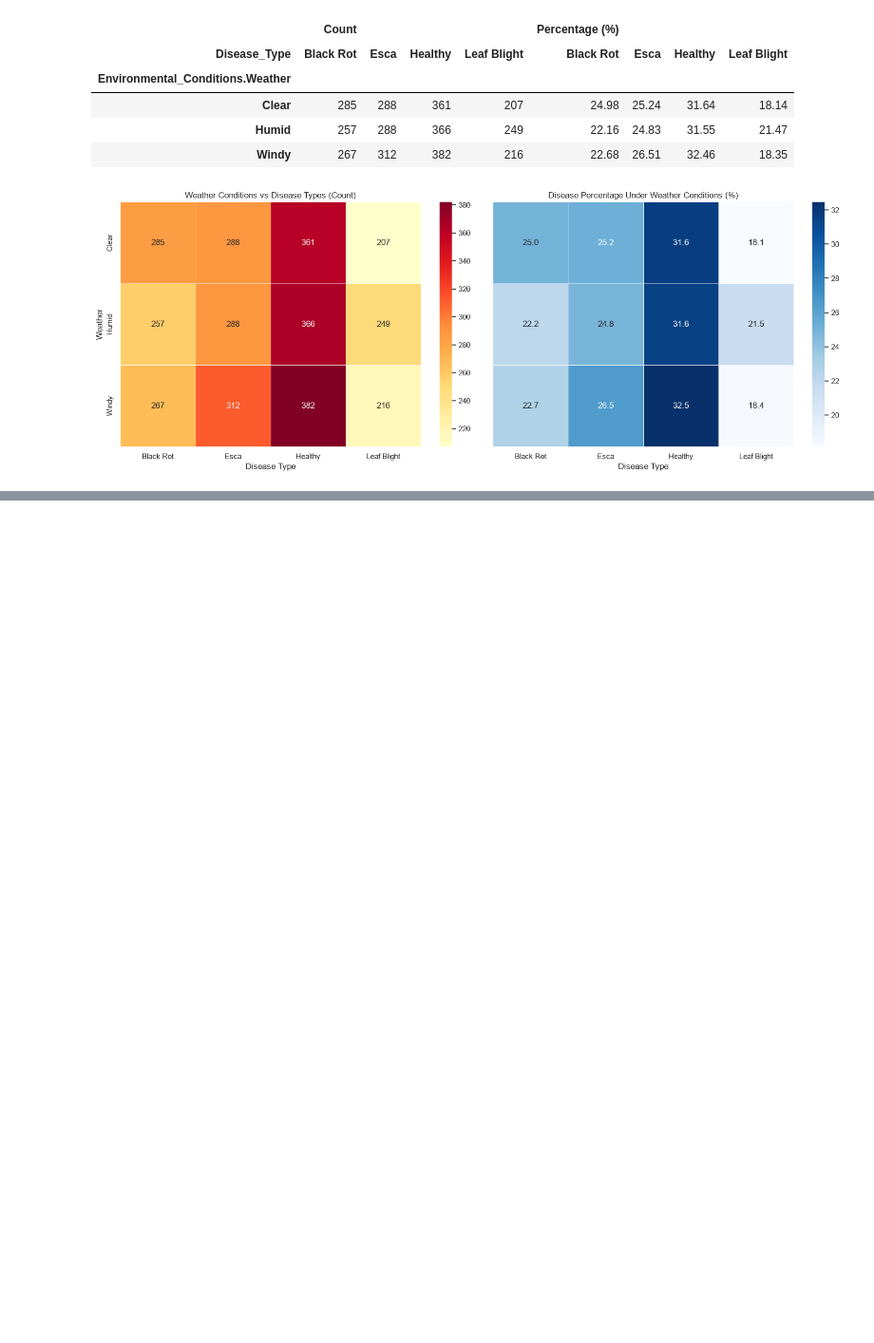
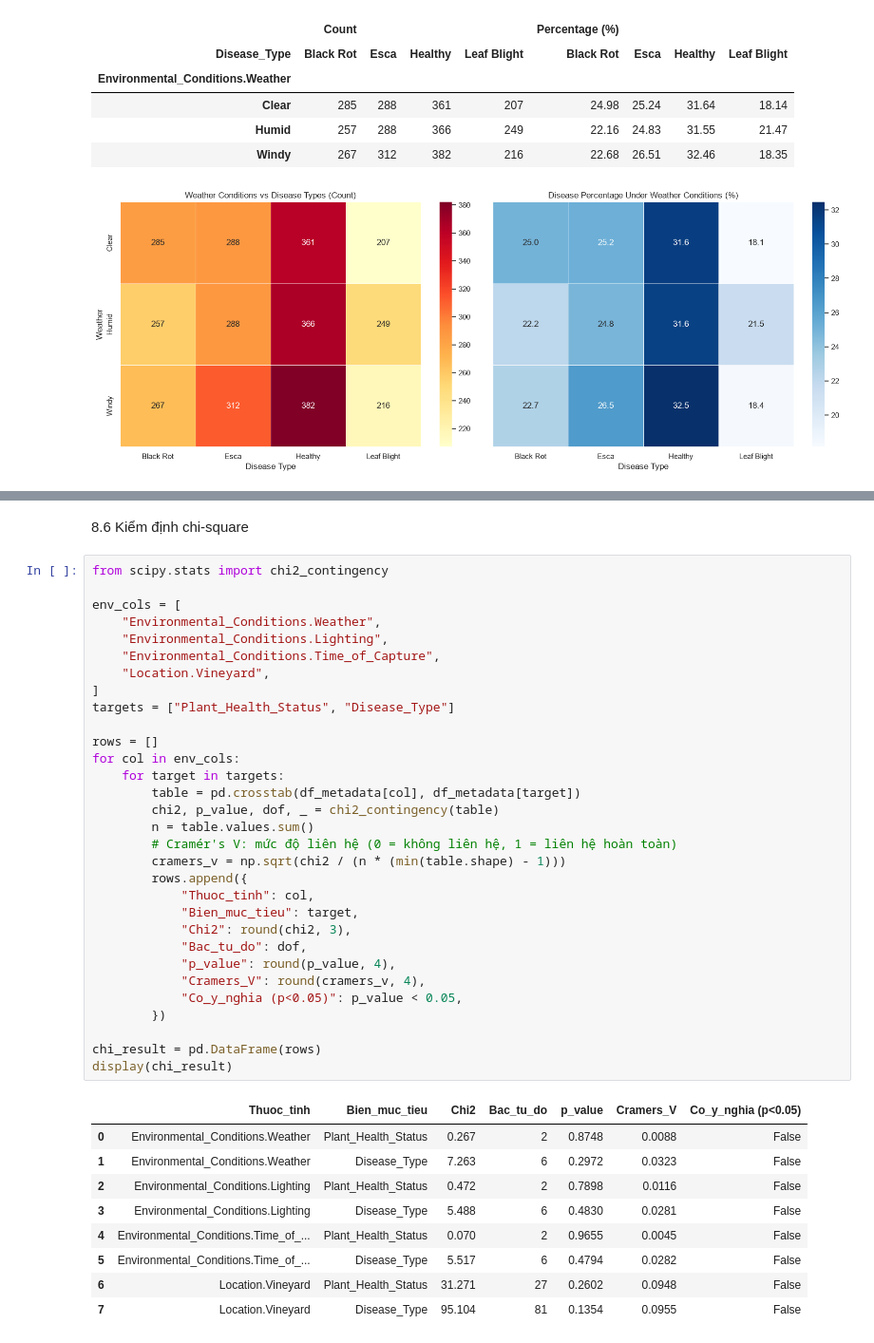
Before and after one commit to KasuraNguyen/Smart-Vineyard, a Jupyter notebook: Notebook/EDA.ipynb, the cells around one changed output, grey strips where cells are left out. Shown at 95% size. Cells and saved outputs as stored; diff of their text form; blank space fills up the shorter version.

```diff
--- a/Notebook/EDA.ipynb
+++ b/Notebook/EDA.ipynb
@@ -903,0 +1132,43 @@ Image Dimensions:
+# %% [markdown]
+8.6 Kiểm định chi-square
+# %%
+from scipy.stats import chi2_contingency
+
+env_cols = [
+    "Environmental_Conditions.Weather",
+    "Environmental_Conditions.Lighting",
+    "Environmental_Conditions.Time_of_Capture",
+    "Location.Vineyard",
+]
+targets = ["Plant_Health_Status", "Disease_Type"]
+
+rows = []
+for col in env_cols:
+    for target in targets:
+        table = pd.crosstab(df_metadata[col], df_metadata[target])
+        chi2, p_value, dof, _ = chi2_contingency(table)
+        n = table.values.sum()
+        # Cramér's V: mức độ liên hệ (0 = không liên hệ, 1 = liên hệ hoàn toàn)
+        cramers_v = np.sqrt(chi2 / (n * (min(table.shape) - 1)))
+        rows.append({
+            "Thuoc_tinh": col,
+            "Bien_muc_tieu": target,
+            "Chi2": round(chi2, 3),
+            "Bac_tu_do": dof,
+            "p_value": round(p_value, 4),
+            "Cramers_V": round(cramers_v, 4),
+            "Co_y_nghia (p<0.05)": p_value < 0.05,
+        })
+
+chi_result = pd.DataFrame(rows)
+display(chi_result)
+# %% [output]
+|  | Thuoc_tinh | Bien_muc_tieu | Chi2 | Bac_tu_do | p_value | Cramers_V | Co_y_nghia (p<0.05) |
+| 0 | Environmental_Conditions.Weather | Plant_Health_Status | 0.267 | 2 | 0.8748 | 0.0088 | False |
+| 1 | Environmental_Conditions.Weather | Disease_Type | 7.263 | 6 | 0.2972 | 0.0323 | False |
+| 2 | Environmental_Conditions.Lighting | Plant_Health_Status | 0.472 | 2 | 0.7898 | 0.0116 | False |
+| 3 | Environmental_Conditions.Lighting | Disease_Type | 5.488 | 6 | 0.4830 | 0.0281 | False |
+| 4 | Environmental_Conditions.Time_of_... | Plant_Health_Status | 0.070 | 2 | 0.9655 | 0.0045 | False |
+| 5 | Environmental_Conditions.Time_of_... | Disease_Type | 5.517 | 6 | 0.4794 | 0.0282 | False |
+| 6 | Location.Vineyard | Plant_Health_Status | 31.271 | 27 | 0.2602 | 0.0948 | False |
+| 7 | Location.Vineyard | Disease_Type | 95.104 | 81 | 0.1354 | 0.0955 | False |
```
Also changed, not shown: parts of 88 cells of this notebook.
